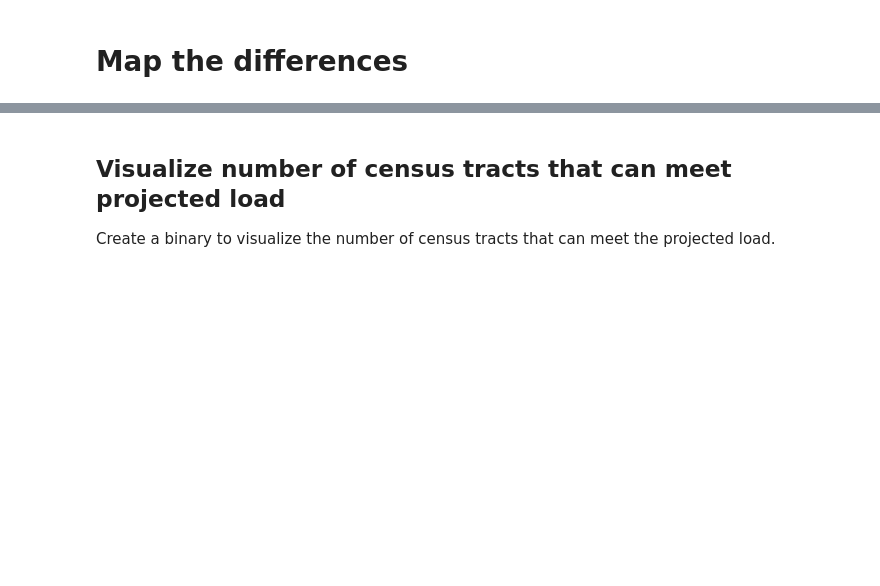
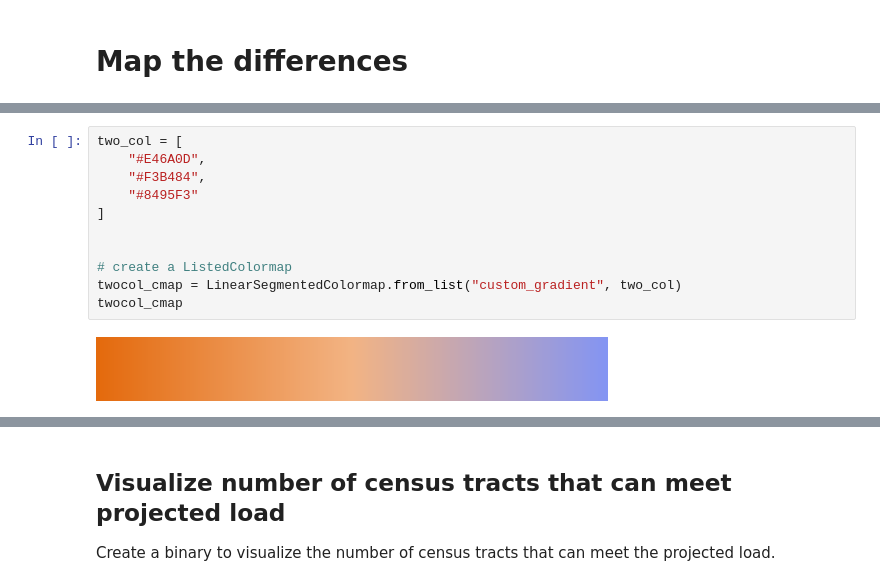
Before and after one commit to ElectriGrid/projected-load-analysis, a Jupyter notebook: headroom_vs_projected.ipynb, the cells around one changed output, grey strips where cells are left out. Saved outputs shown, nothing was run; the diff lists cells and outputs as text; blank space fills up the shorter version.

```diff
--- a/headroom_vs_projected.ipynb
+++ b/headroom_vs_projected.ipynb
@@ -266,0 +368,13 @@ cbar.set_label('Difference in load to projected load')
+# %%
+two_col = [
+    "#E46A0D",
+    "#F3B484",
+    "#8495F3"
+]
+
+
+# create a ListedColormap
+twocol_cmap = LinearSegmentedColormap.from_list("custom_gradient", two_col)
+twocol_cmap
+# %% [output]
+[figure, added]
```
Also changed, not shown: parts of 19 cells of this notebook.
